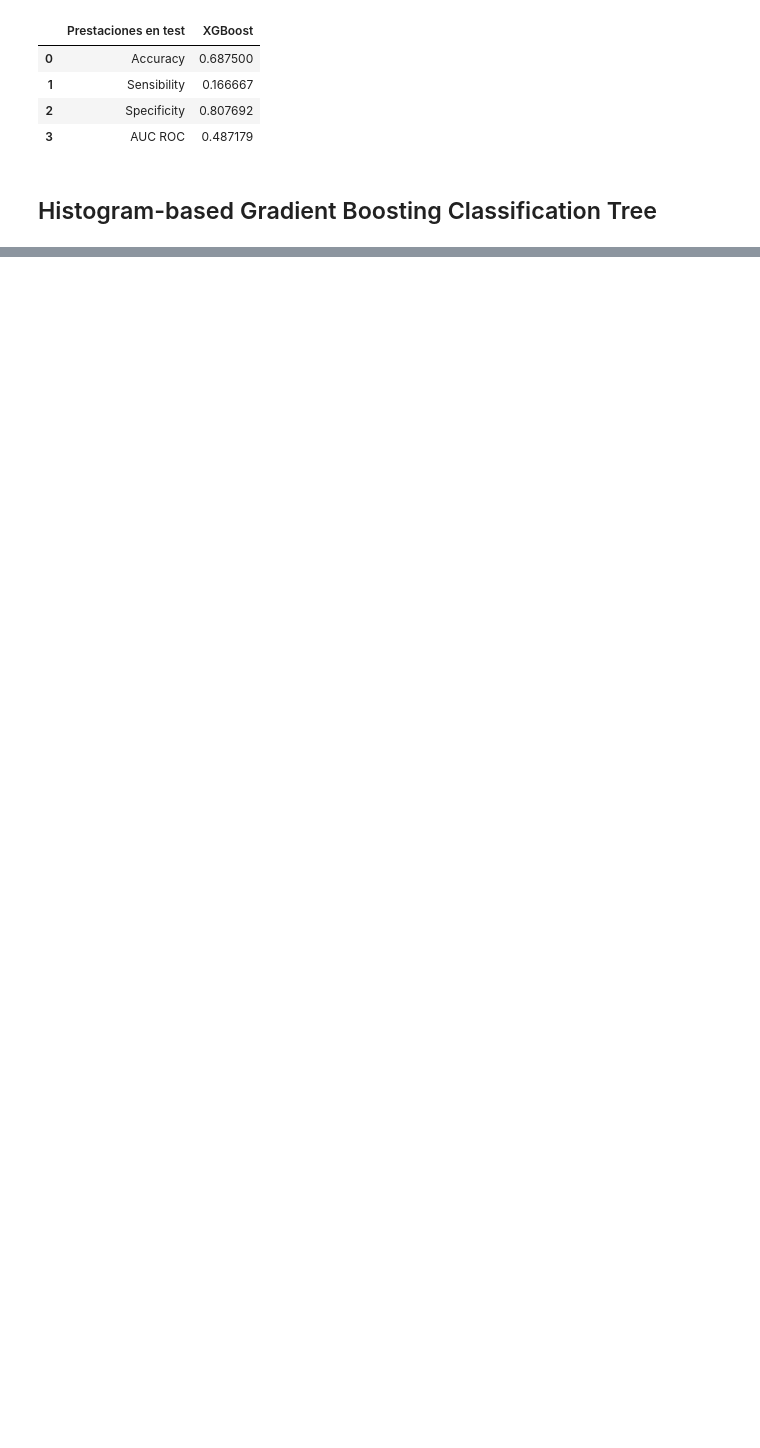
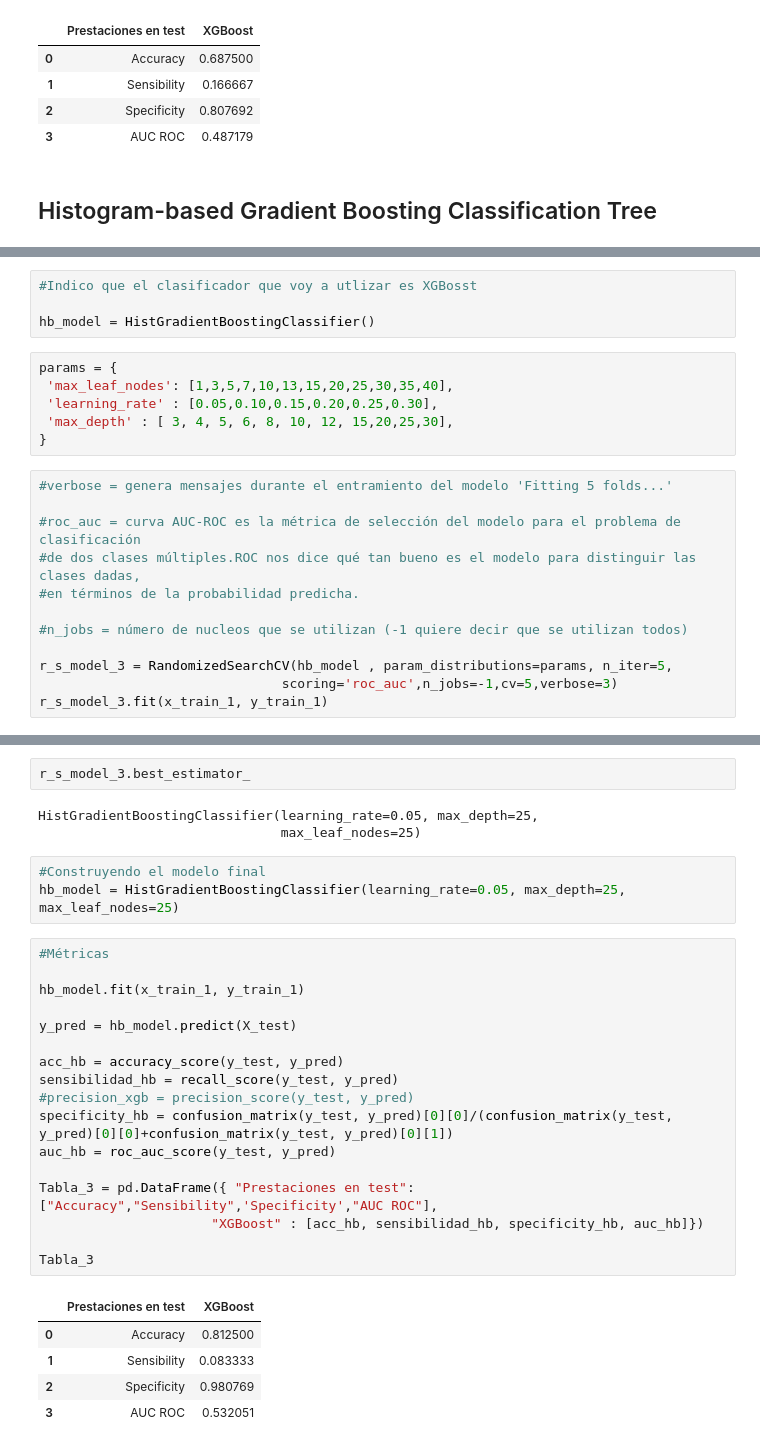
Before and after one commit to jorgealarconlucas/TFG, a Jupyter notebook: TFG.ipynb, the cells around one changed output, grey strips where cells are left out. Drawn from its saved outputs; the diff is of its cells as text; blank space fills up the shorter version.

```diff
--- a/TFG.ipynb
+++ b/TFG.ipynb
@@ -1494,0 +1493,22 @@ clf.score(X_test, y_test)
+# %%
+#Indico que el clasificador que voy a utlizar es XGBosst
+
+hb_model = HistGradientBoostingClassifier()
+# %%
+params = {
+ 'max_leaf_nodes': [1,3,5,7,10,13,15,20,25,30,35,40],
+ 'learning_rate' : [0.05,0.10,0.15,0.20,0.25,0.30],
+ 'max_depth' : [ 3, 4, 5, 6, 8, 10, 12, 15,20,25,30],
+}
+# %%
+#verbose = genera mensajes durante el entramiento del modelo 'Fitting 5 folds...'
+
+#roc_auc = curva AUC-ROC es la métrica de selección del modelo para el problema de clasificación
+#de dos clases múltiples.ROC nos dice qué tan bueno es el modelo para distinguir las clases dadas,
+#en términos de la probabilidad predicha.
+
+#n_jobs = número de nucleos que se utilizan (-1 quiere decir que se utilizan todos)
+
+r_s_model_3 = RandomizedSearchCV(hb_model , param_distributions=params, n_iter=5,
+                               scoring='roc_auc',n_jobs=-1,cv=5,verbose=3)
+r_s_model_3.fit(x_train_1, y_train_1)
@@ -1494,0 +1527,31 @@ clf.score(X_test, y_test)
+# %%
+r_s_model_3.best_estimator_
+# %% [output]
+HistGradientBoostingClassifier(learning_rate=0.05, max_depth=25,
+                               max_leaf_nodes=25)
+# %%
+#Construyendo el modelo final
+hb_model = HistGradientBoostingClassifier(learning_rate=0.05, max_depth=25, max_leaf_nodes=25)
+# %%
+#Métricas
+
+hb_model.fit(x_train_1, y_train_1)
+
+y_pred = hb_model.predict(X_test)
+
+acc_hb = accuracy_score(y_test, y_pred)
+sensibilidad_hb = recall_score(y_test, y_pred)
+#precision_xgb = precision_score(y_test, y_pred)
+specificity_hb = confusion_matrix(y_test, y_pred)[0][0]/(confusion_matrix(y_test, y_pred)[0][0]+confusion_matrix(y_test, y_pred)[0][1])
+auc_hb = roc_auc_score(y_test, y_pred)
+
+Tabla_3 = pd.DataFrame({ "Prestaciones en test":["Accuracy","Sensibility",'Specificity',"AUC ROC"],
+                      "XGBoost" : [acc_hb, sensibilidad_hb, specificity_hb, auc_hb]})
+
+Tabla_3
+# %% [output]
+|  | Prestaciones en test | XGBoost |
+| 0 | Accuracy | 0.812500 |
+| 1 | Sensibility | 0.083333 |
+| 2 | Specificity | 0.980769 |
+| 3 | AUC ROC | 0.532051 |
```
Also changed, not shown: parts of 7 cells of this notebook.
